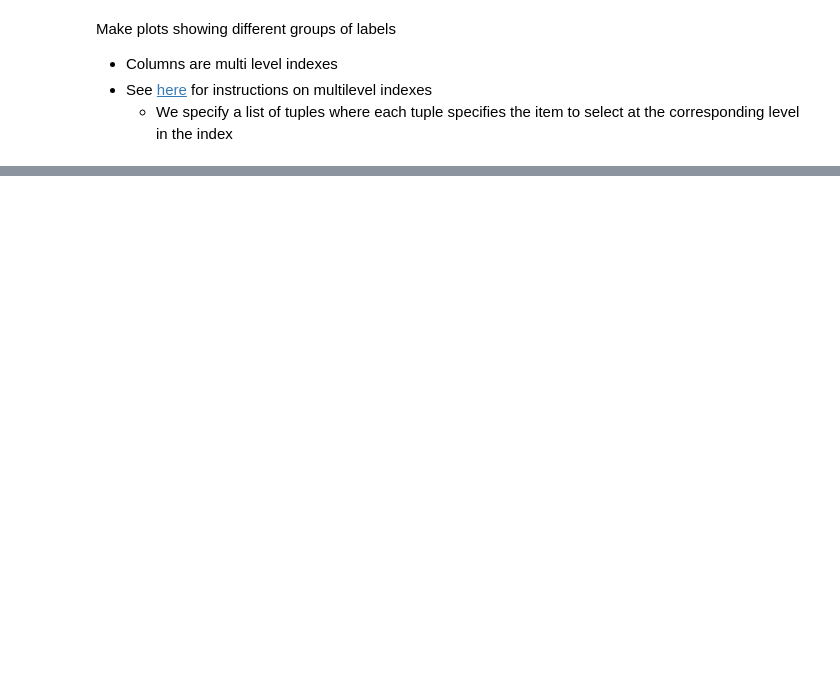
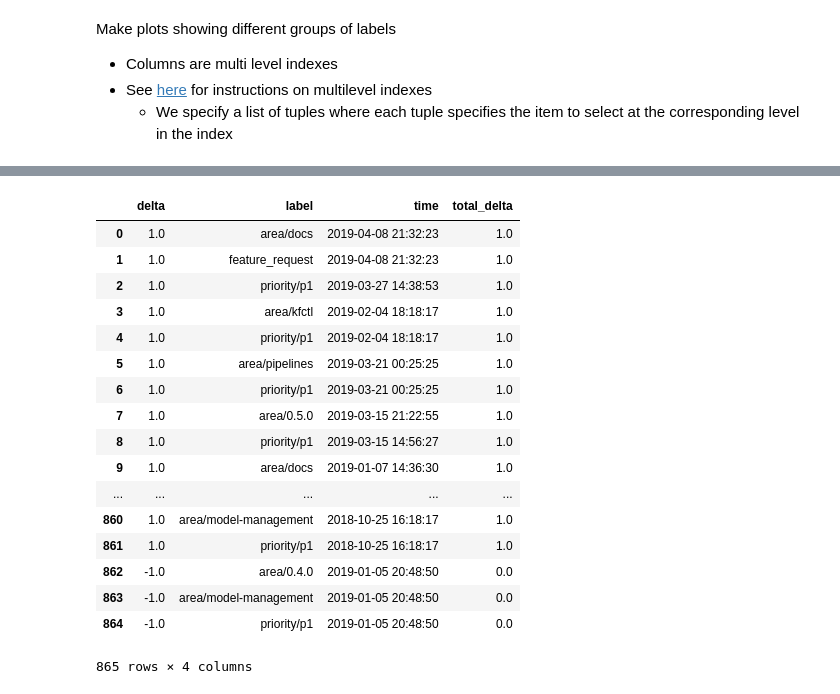
Before and after one commit to kubeflow/community, a Jupyter notebook: scripts/project_stats.ipynb, the cells around one changed output, grey strips where cells are left out. Cells and saved outputs as stored; diff of their text form; code cells hidden in the pictures; blank space fills up the shorter version.

```diff
--- a/scripts/project_stats.ipynb
+++ b/scripts/project_stats.ipynb
@@ -104,0 +105,21 @@ c.stats.iloc[i]
+# %%
+c.data
+# %% [output]
+|  | delta | label | time | total_delta |
+| 0 | 1.0 | area/docs | 2019-04-08 21:32:23 | 1.0 |
+| 1 | 1.0 | feature_request | 2019-04-08 21:32:23 | 1.0 |
+| 2 | 1.0 | priority/p1 | 2019-03-27 14:38:53 | 1.0 |
+| 3 | 1.0 | area/kfctl | 2019-02-04 18:18:17 | 1.0 |
+| 4 | 1.0 | priority/p1 | 2019-02-04 18:18:17 | 1.0 |
+| 5 | 1.0 | area/pipelines | 2019-03-21 00:25:25 | 1.0 |
+| 6 | 1.0 | priority/p1 | 2019-03-21 00:25:25 | 1.0 |
+| 7 | 1.0 | area/0.5.0 | 2019-03-15 21:22:55 | 1.0 |
+| 8 | 1.0 | priority/p1 | 2019-03-15 14:56:27 | 1.0 |
+| 9 | 1.0 | area/docs | 2019-01-07 14:36:30 | 1.0 |
+| ... | ... | ... | ... | ... |
+| 860 | 1.0 | area/model-management | 2018-10-25 16:18:17 | 1.0 |
+| 861 | 1.0 | priority/p1 | 2018-10-25 16:18:17 | 1.0 |
+| 862 | -1.0 | area/0.4.0 | 2019-01-05 20:48:50 | 0.0 |
+| 863 | -1.0 | area/model-management | 2019-01-05 20:48:50 | 0.0 |
+| 864 | -1.0 | priority/p1 | 2019-01-05 20:48:50 | 0.0 |
+865 rows × 4 columns
```
Also changed, not shown: parts of 6 cells of this notebook, 1 other file.
